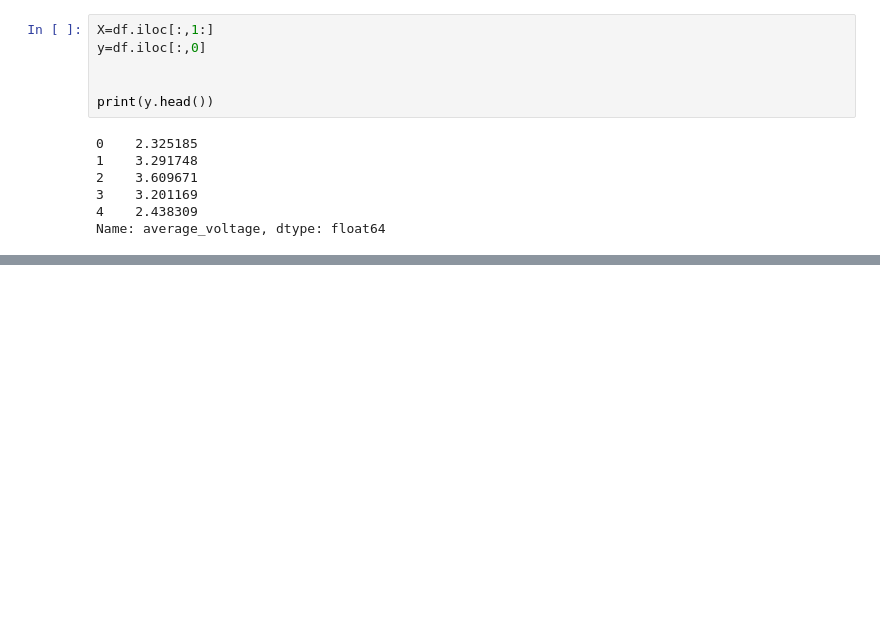
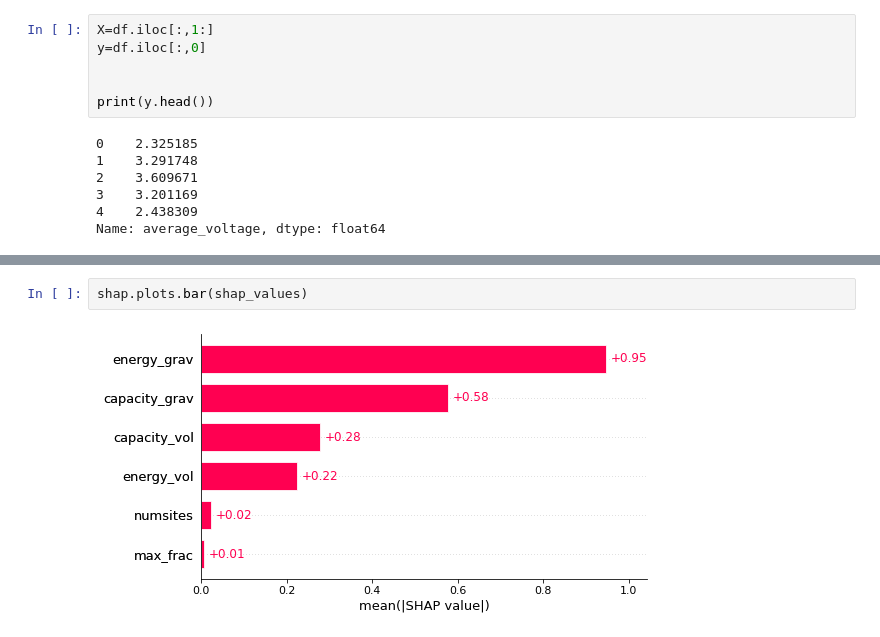
Before and after one commit to rajoy99/battery_intepretable, a Jupyter notebook: avg_volt.ipynb, the cells around one changed output, grey strips where cells are left out. Cells and saved outputs as stored; diff of their text form; blank space fills up the shorter version.

```diff
--- a/avg_volt.ipynb
+++ b/avg_volt.ipynb
@@ -127,3 +129,7 @@ ntree_limit is deprecated, use `iteration_range` or model slicing instead.
+# %%
+shap.plots.bar(shap_values)
+# %% [output]
+[figure, added]
 # %%
 shap.summary_plot(shap_values, X_test,cmap="coolwarm")
 # %% [output]
```
Also changed, not shown: parts of 11 cells of this notebook, 1 other file.
